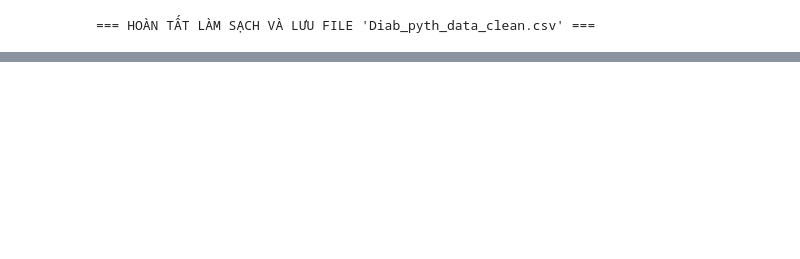
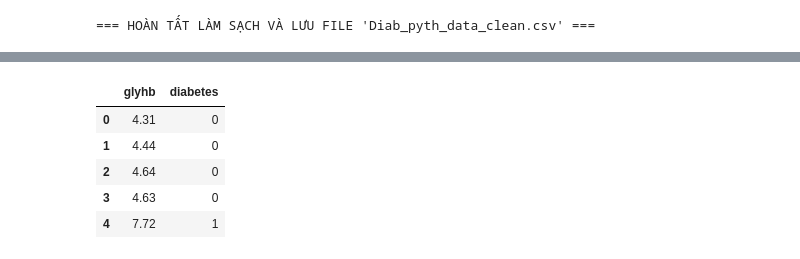
Before and after one commit to quocanh748/CS114_group1, a Jupyter notebook: Preprocess/eda.ipynb, the cells around one changed output, grey strips where cells are left out. Cells and saved outputs as stored; diff of their text form; code cells hidden in the pictures; blank space fills up the shorter version.

```diff
--- a/Preprocess/eda.ipynb
+++ b/Preprocess/eda.ipynb
@@ -136,3 +155,17 @@ Passing `palette` without assigning `hue` is deprecated and will be removed in v
 
   sns.boxplot(data=df_clean, x='diabetes_status', y='stab.glu', order=['Normal', 'Prediabetes', 'Diabetes'], palette='Set2')
 [figure]
+# %%
+df = df.dropna(subset=['glyhb'])
+
+# Mã hóa biến mục tiêu: >= 6.5 là 1, < 6.5 là 0
+df['diabetes'] = (df['glyhb'] >= 6.5).astype(int)
+
+display(df[['glyhb', 'diabetes']].head())
+# %% [output]
+|  | glyhb | diabetes |
+| 0 | 4.31 | 0 |
+| 1 | 4.44 | 0 |
+| 2 | 4.64 | 0 |
+| 3 | 4.63 | 0 |
+| 4 | 7.72 | 1 |
```
Also changed, not shown: parts of 7 cells of this notebook, 1 other file.
